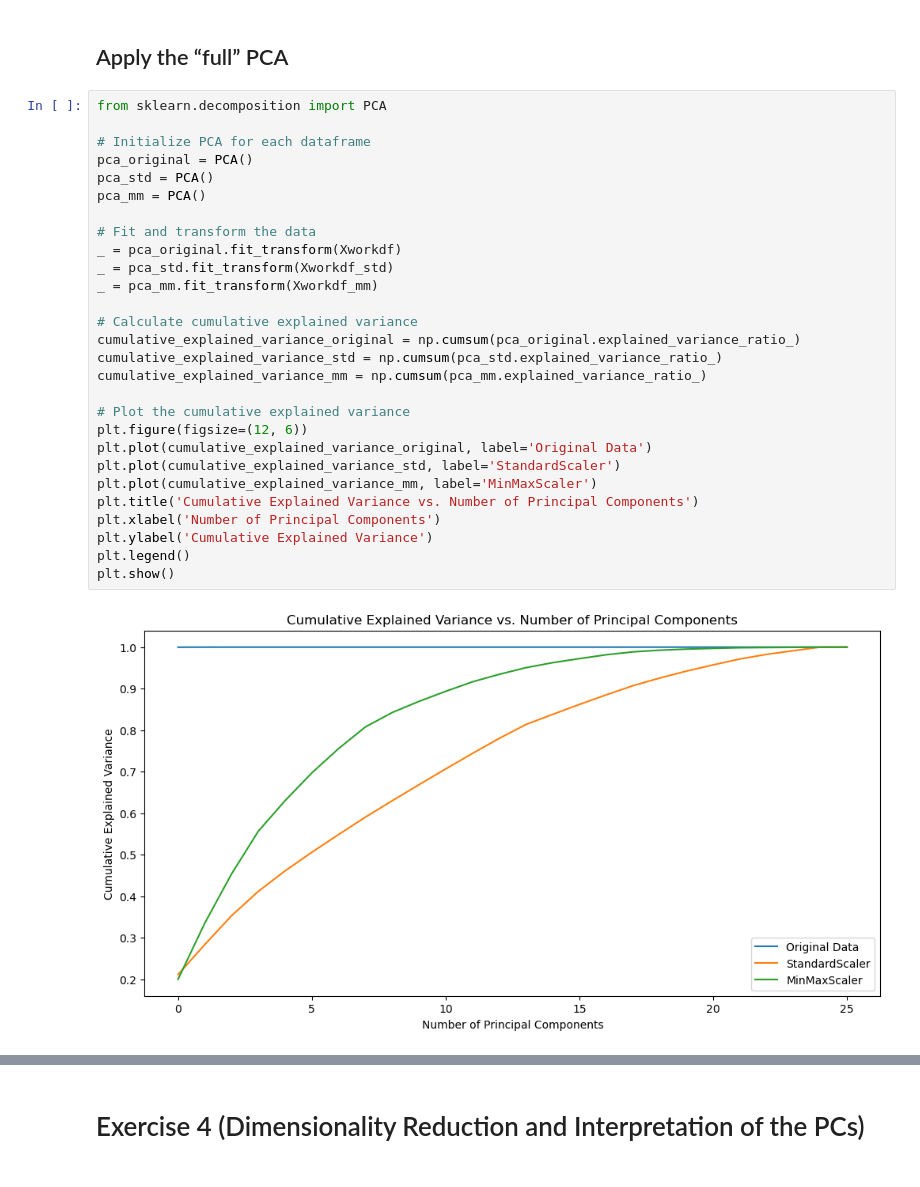
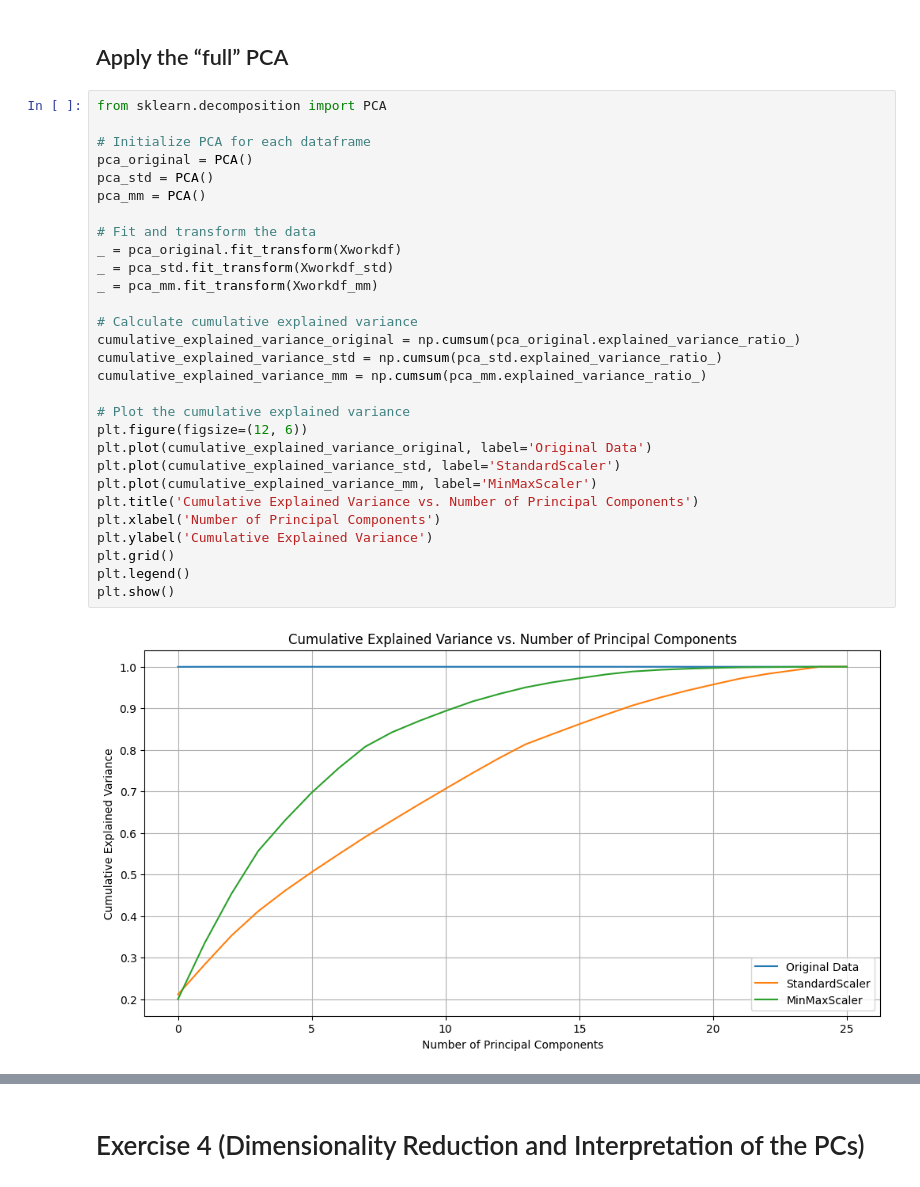
Before and after one commit to Sepehr-A/CLA_Project, a Jupyter notebook: PCA_HW/PCA_HW_NEW.ipynb, the cells around one changed output, grey strips where cells are left out. Cells and saved outputs as stored; diff of their text form.

```diff
--- a/PCA_HW/PCA_HW_NEW.ipynb
+++ b/PCA_HW/PCA_HW_NEW.ipynb
@@ -254,30 +258,31 @@ Standardscaler centers the data around a mean of `0` and scales it by the standa
 # %%
 from sklearn.decomposition import PCA
 
 # Initialize PCA for each dataframe
 pca_original = PCA()
 pca_std = PCA()
 pca_mm = PCA()
 
 # Fit and transform the data
 _ = pca_original.fit_transform(Xworkdf)
 _ = pca_std.fit_transform(Xworkdf_std)
 _ = pca_mm.fit_transform(Xworkdf_mm)
 
 # Calculate cumulative explained variance
 cumulative_explained_variance_original = np.cumsum(pca_original.explained_variance_ratio_)
 cumulative_explained_variance_std = np.cumsum(pca_std.explained_variance_ratio_)
 cumulative_explained_variance_mm = np.cumsum(pca_mm.explained_variance_ratio_)
 
 # Plot the cumulative explained variance
 plt.figure(figsize=(12, 6))
 plt.plot(cumulative_explained_variance_original, label='Original Data')
 plt.plot(cumulative_explained_variance_std, label='StandardScaler')
 plt.plot(cumulative_explained_variance_mm, label='MinMaxScaler')
 plt.title('Cumulative Explained Variance vs. Number of Principal Components')
 plt.xlabel('Number of Principal Components')
 plt.ylabel('Cumulative Explained Variance')
+plt.grid()
 plt.legend()
 plt.show()
 # %% [output]
-[figure, old version]
+[figure, new version]
```
Also changed, not shown: parts of 27 cells of this notebook.
